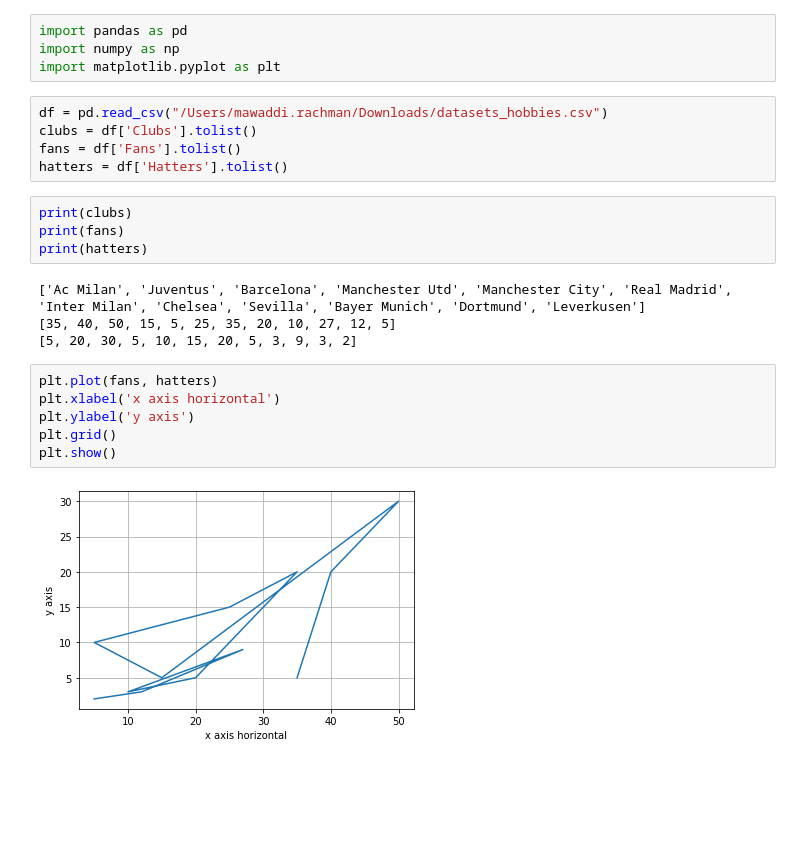
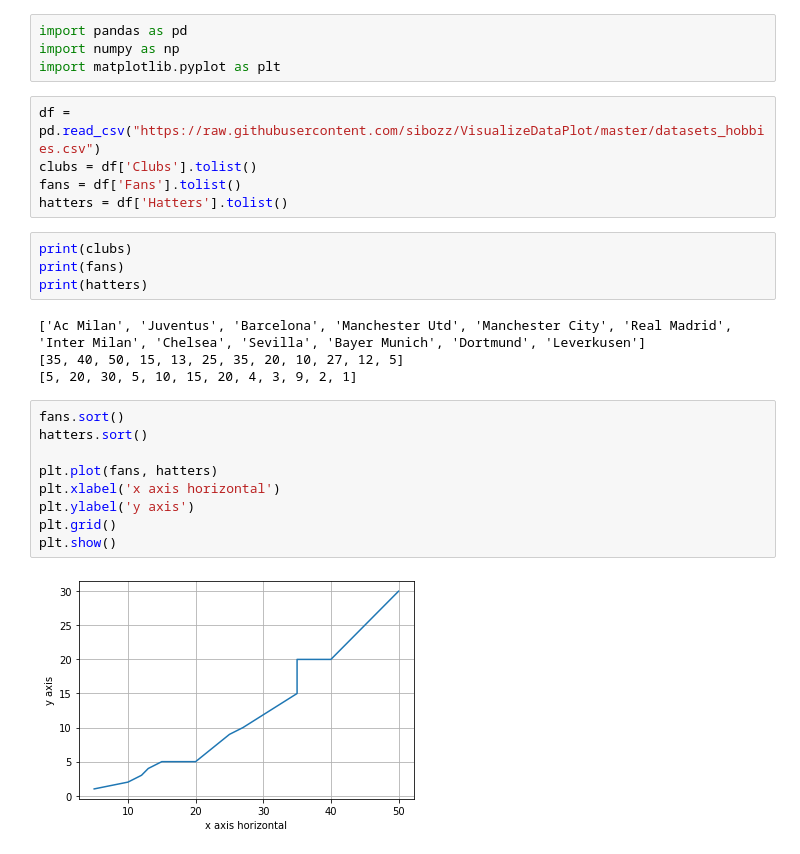
Before and after one commit to sibozz/VisualizeDataPlot, a Jupyter notebook: VisualizeDataPlot.ipynb, the cells around one changed output. Saved outputs shown, nothing was run; the diff lists cells and outputs as text; blank space fills up the shorter version.

```diff
--- a/VisualizeDataPlot.ipynb
+++ b/VisualizeDataPlot.ipynb
@@ -3,7 +3,7 @@ import pandas as pd
 import numpy as np
 import matplotlib.pyplot as plt
 # %%
-df = pd.read_csv("/Users/mawaddi.rachman/Downloads/datasets_hobbies.csv")
+df = pd.read_csv("https://raw.githubusercontent.com/sibozz/VisualizeDataPlot/master/datasets_hobbies.csv")
 clubs = df['Clubs'].tolist()
 fans = df['Fans'].tolist()
 hatters = df['Hatters'].tolist()
@@ -13,16 +13,19 @@ print(fans)
 print(hatters)
 # %% [output]
 ['Ac Milan', 'Juventus', 'Barcelona', 'Manchester Utd', 'Manchester City', 'Real Madrid', 'Inter Milan', 'Chelsea', 'Sevilla', 'Bayer Munich', 'Dortmund', 'Leverkusen']
-[35, 40, 50, 15, 5, 25, 35, 20, 10, 27, 12, 5]
-[5, 20, 30, 5, 10, 15, 20, 5, 3, 9, 3, 2]
+[35, 40, 50, 15, 13, 25, 35, 20, 10, 27, 12, 5]
+[5, 20, 30, 5, 10, 15, 20, 4, 3, 9, 2, 1]
 # %%
+fans.sort()
+hatters.sort()
+
 plt.plot(fans, hatters)
 plt.xlabel('x axis horizontal')
 plt.ylabel('y axis')
 plt.grid()
 plt.show()
 # %% [output]
-[figure, old version]
+[figure, new version]
 # %%
 # fans club
 plt.bar(clubs, fans)
```
Also changed, not shown: parts of 9 cells of this notebook.
